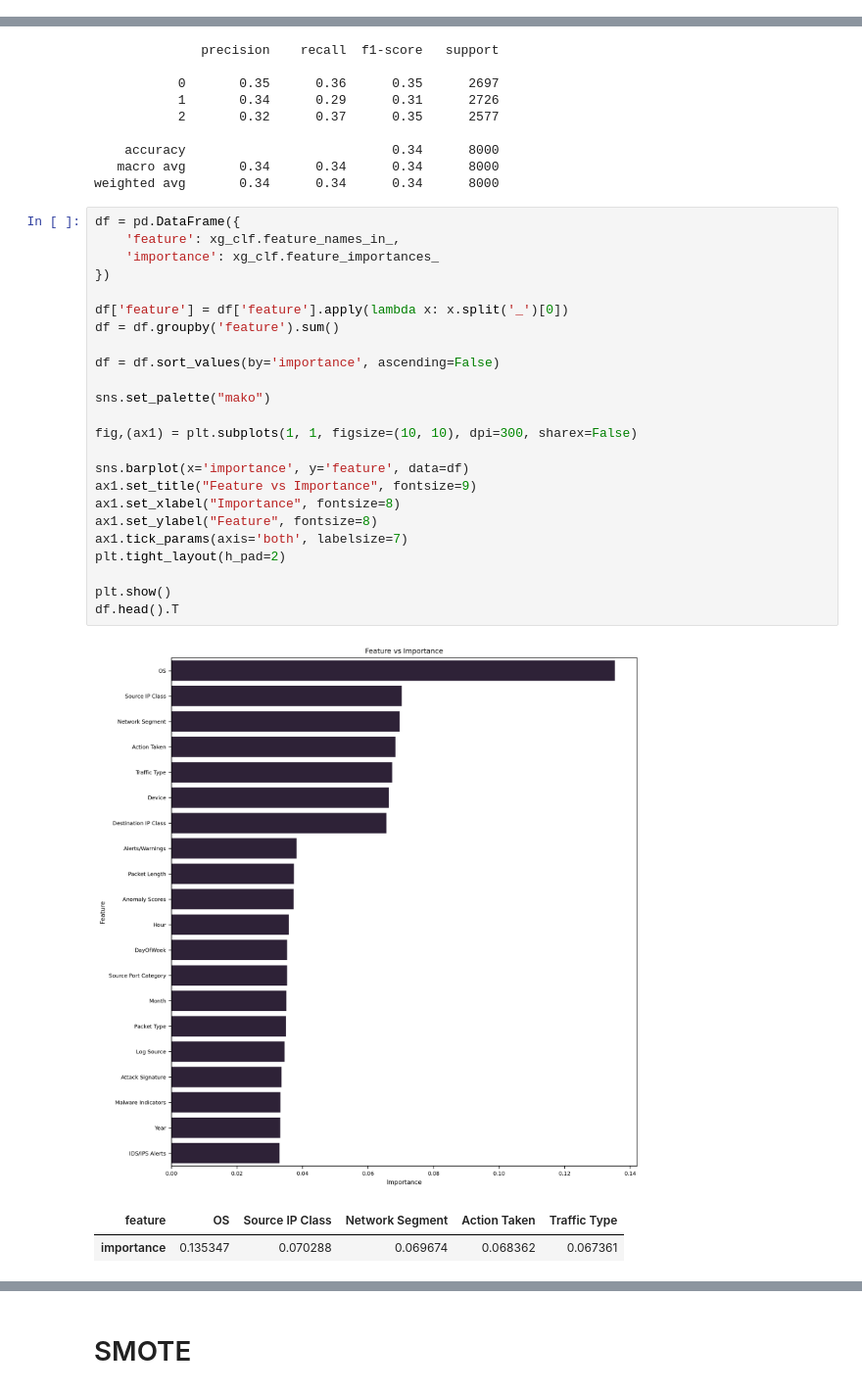
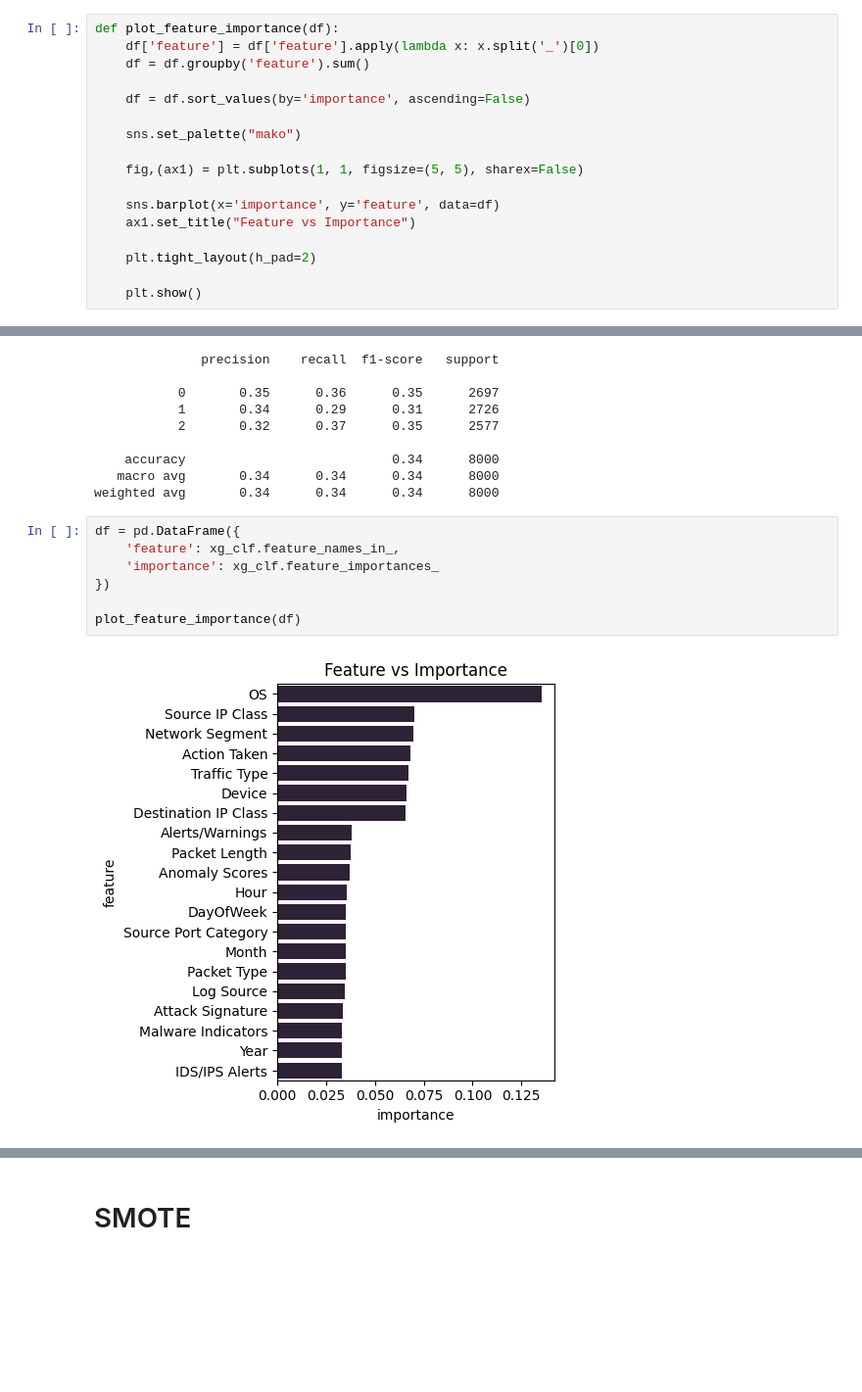
Before and after one commit to sacumesh/cyber-attack-predictor, a Jupyter notebook: notebooks/DataExplorationBeforeFeaturesEngeneering copy.ipynb, the cells around one changed output, grey strips where cells are left out. Shown: that part at 98% size. Drawn from its saved outputs; the diff is of its cells as text; blank space fills up the shorter version.

```diff
--- a/notebooks/DataExplorationBeforeFeaturesEngeneering copy.ipynb
+++ b/notebooks/DataExplorationBeforeFeaturesEngeneering copy.ipynb
@@ -690,3 +699,20 @@ def plot_feature_importance(model, columns):
+# %%
+def plot_feature_importance(df):
+    df['feature'] = df['feature'].apply(lambda x: x.split('_')[0])
+    df = df.groupby('feature').sum()
+
+    df = df.sort_values(by='importance', ascending=False)
+
+    sns.set_palette("mako")
+
+    fig,(ax1) = plt.subplots(1, 1, figsize=(5, 5), sharex=False)
+
+    sns.barplot(x='importance', y='feature', data=df)
+    ax1.set_title("Feature vs Importance")
+
+    plt.tight_layout(h_pad=2)
+
+    plt.show()
 # %% [markdown]
 # Random Forest
 # %%
@@ -970,28 +975,9 @@ weighted avg       0.34      0.34      0.34      8000
 # %%
 df = pd.DataFrame({
     'feature': xg_clf.feature_names_in_,
     'importance': xg_clf.feature_importances_
 })
 
-df['feature'] = df['feature'].apply(lambda x: x.split('_')[0])
-df = df.groupby('feature').sum()
-
-df = df.sort_values(by='importance', ascending=False)
-
-sns.set_palette("mako")
-
-fig,(ax1) = plt.subplots(1, 1, figsize=(10, 10), dpi=300, sharex=False)
-
-sns.barplot(x='importance', y='feature', data=df)
-ax1.set_title("Feature vs Importance", fontsize=9)
-ax1.set_xlabel("Importance", fontsize=8)
-ax1.set_ylabel("Feature", fontsize=8)
-ax1.tick_params(axis='both', labelsize=7)
-plt.tight_layout(h_pad=2)
-
-plt.show()
-df.head().T
+plot_feature_importance(df)
 # %% [output]
-[figure, old version]
+[figure, new version]
-| feature | OS | Source IP Class | Network Segment | Action Taken | Traffic Type |
-| importance | 0.135347 | 0.070288 | 0.069674 | 0.068362 | 0.067361 |
```
Also changed, not shown: parts of 21 cells of this notebook.
